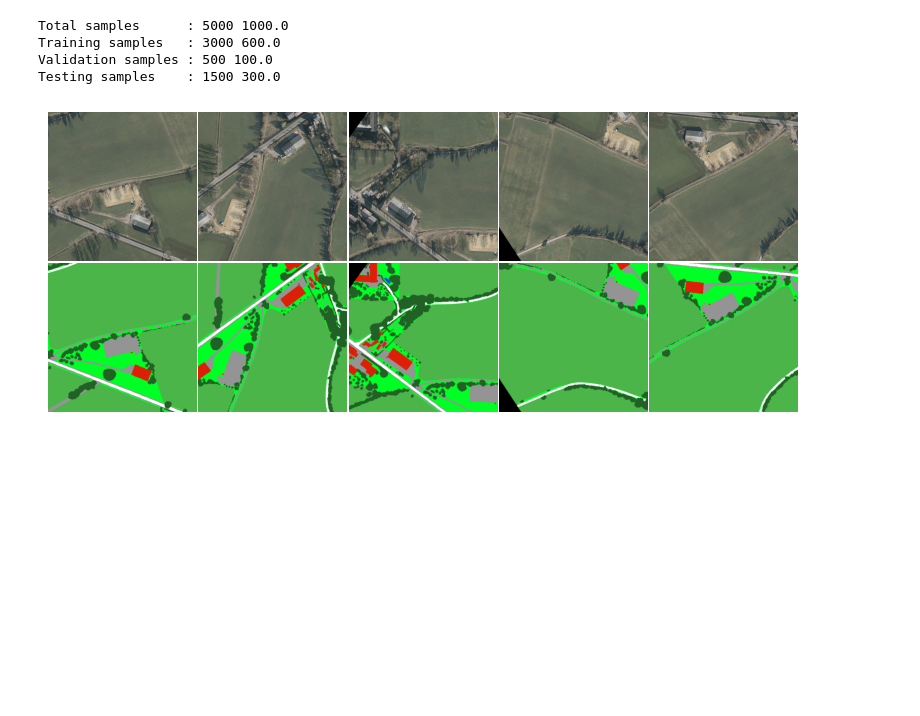
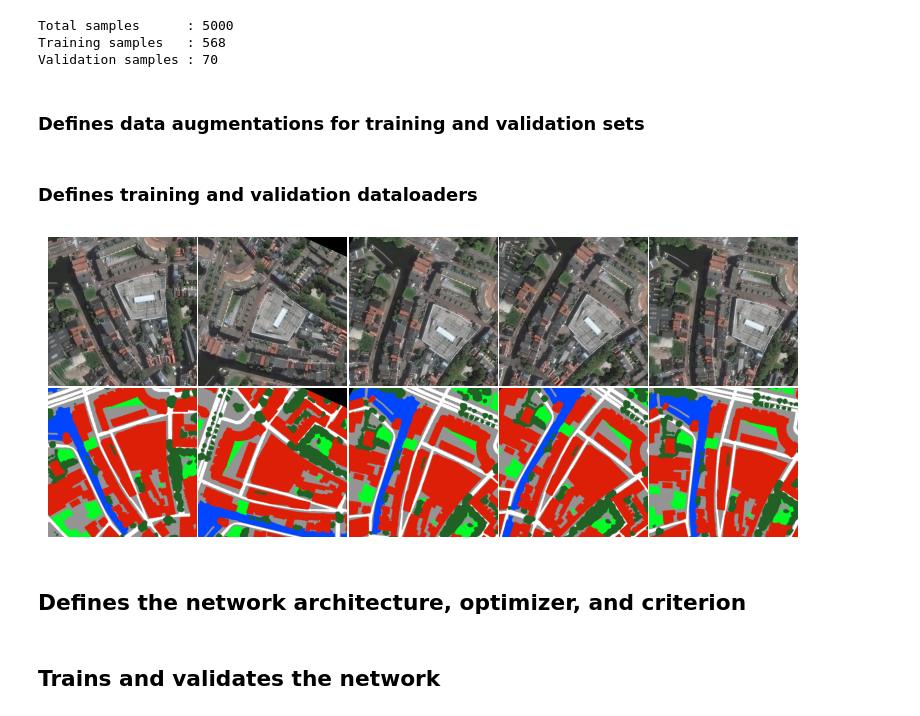
Before and after one commit to bao18/open_earth_map, a Jupyter notebook: Demo_Training.ipynb, the cells around one changed output. Saved outputs shown, nothing was run; the diff lists cells and outputs as text; code cells hidden in the pictures; blank space fills up the shorter version.

```diff
--- a/Demo_Training.ipynb
+++ b/Demo_Training.ipynb
@@ -13,12 +26,16 @@ warnings.filterwarnings("ignore")
 # %%
-OEMDIR = "/home/bruno/riken_openearthmap/LULC-RIKEN/integrated"
-TRAIN_LIST = "data/train.txt"
-VAL_LIST = "data/val.txt"
+# Path to the OpenEarthMap directory
+OEM_DATA_DIR = "/home/bruno/riken_openearthmap/LULC-RIKEN/integrated"
+
+# Training and validation file list
+TRAIN_LIST = "data/train_mini.txt"
+VAL_LIST = "data/val_mini.txt"
+
 IMG_SIZE = 512
 N_CLASSES = 9
 LR = 0.0001
 BATCH_SIZE = 4
 NUM_EPOCHS = 50
-DEVICE = "cuda" if torch.cuda.is_available() else "cpu"
-
-R = 0.2
+DEVICE = "cuda"
+OUTPUT_DIR = "outputs"
+os.makedirs(OUTPUT_DIR, exist_ok=True)
@@ -25,18 +44,17 @@ R = 0.2
 # %%
-img_paths = [f for f in Path(OEMDIR).rglob("*.tif") if "/images/" in str(f)]
+img_paths = [f for f in Path(OEM_DATA_DIR).rglob("*.tif") if "/images/" in str(f)]
 train_fns = [str(f) for f in img_paths if f.name in np.loadtxt(TRAIN_LIST, dtype=str)]
 val_fns = [str(f) for f in img_paths if f.name in np.loadtxt(VAL_LIST, dtype=str)]
-test_fns = [str(f) for f in img_paths if f.name in np.loadtxt("data/test.txt", dtype=str)]
 
-print("Total samples      :", len(img_paths), len(img_paths) * R)
-print("Training samples   :", len(train_fns), len(train_fns) * R)
-print("Validation samples :", len(val_fns), len(val_fns) * R)
-print("Testing samples    :", len(test_fns), len(test_fns) * R)
+print("Total samples      :", len(img_paths))
+print("Training samples   :", len(train_fns))
+print("Validation samples :", len(val_fns))
 # %% [output]
-Total samples      : 5000 1000.0
-Training samples   : 3000 600.0
-Validation samples : 500 100.0
-Testing samples    : 1500 300.0
+Total samples      : 5000
+Training samples   : 568
+Validation samples : 70
+# %% [markdown]
+### Defines data augmentations for training and validation sets
 # %%
 train_augm = torchvision.transforms.Compose(
     [
@@ -52,0 +71,2 @@ val_augm = torchvision.transforms.Compose(
+# %% [markdown]
+### Defines training and validation dataloaders
@@ -53 +85,20 @@ val_augm = torchvision.transforms.Compose(
+# %%
+fig, axs = plt.subplots(2, 5, figsize=(5*1.5, 2*1.5))
+fig.subplots_adjust(top=1, bottom=0, left=0, right=1, hspace=0.01, wspace=0.01)
+
+IDX = 410
+for i in range(5):
+    img, msk, fn = train_data[IDX]
+
+    img = np.moveaxis(img.numpy(), 0, -1)
+    msk = oem.utils.make_rgb(np.argmax(msk.numpy(), axis=0))
+
+    axs[0, i].imshow(img)
+    axs[0, i].axis("off")
+    axs[1, i].imshow(msk)
+    axs[1, i].axis("off")
+
+plt.show()
+# %% [output]
+[figure, added]
 # %%
@@ -79,23 +118,9 @@ val_data_loader = torch.utils.data.DataLoader(
-# %%
-fig, axs = plt.subplots(2, 5, figsize=(5*1.5, 2*1.5))
-fig.subplots_adjust(top=1, bottom=0, left=0, right=1, hspace=0.01, wspace=0.01)
-
-for i in range(5):
-    img, msk, fn = train_data[41]
-
-    img = np.moveaxis(img.numpy(), 0, -1)
-    msk = oem.tools.make_rgb(np.argmax(msk.numpy(), axis=0))
-
-    axs[0, i].imshow(img)
-    axs[0, i].axis("off")
-    axs[1, i].imshow(msk)
-    axs[1, i].axis("off")
-
-plt.show()
-# %% [output]
-[figure, removed]
+# %% [markdown]
+## Defines the network architecture, optimizer, and criterion
 # %%
 network = oem.networks.UNet(in_channels=3, n_classes=N_CLASSES)
 optimizer = torch.optim.Adam(network.parameters(), lr=LR)
 criterion = oem.losses.JaccardLoss()
+# %% [markdown]
+## Trains and validates the network
 # %%
```
Also changed, not shown: parts of 10 cells of this notebook, 9 other files.
